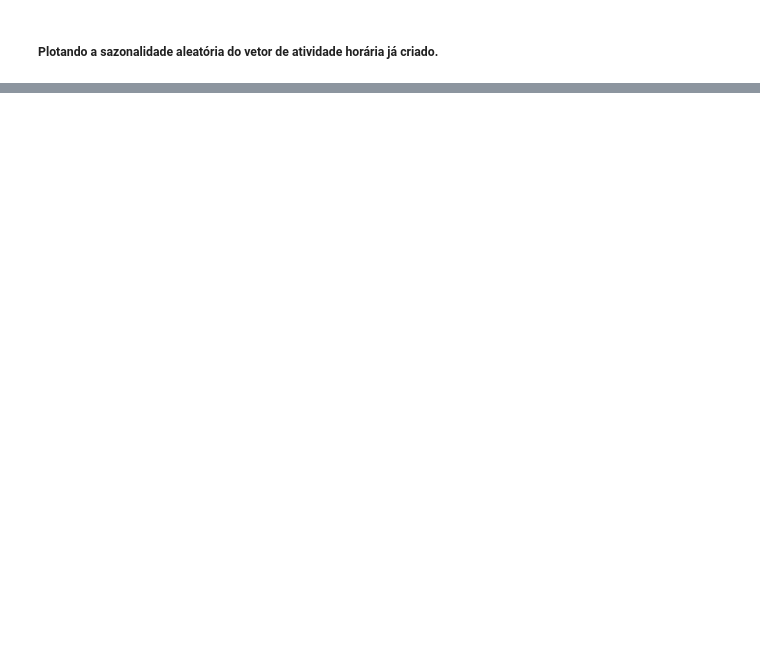
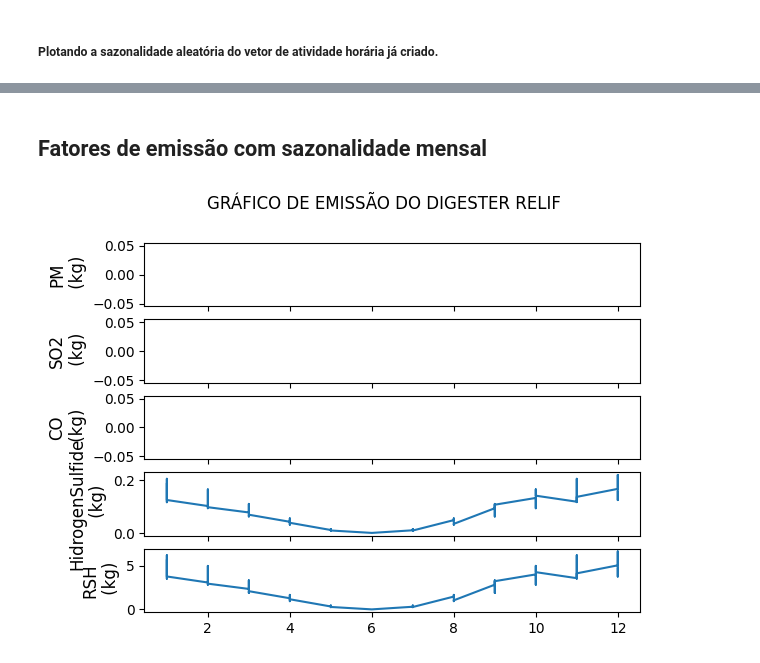
Before and after one commit to martinscica/ENS5173, a Jupyter notebook: Atividade01_Bruno_Cecilia.ipynb, the cells around one changed output, grey strips where cells are left out. Saved outputs shown, nothing was run; the diff lists cells and outputs as text; code cells hidden in the pictures; blank space fills up the shorter version.

```diff
--- a/Atividade01_Bruno_Cecilia.ipynb
+++ b/Atividade01_Bruno_Cecilia.ipynb
@@ -289,0 +290,10 @@ fig.savefig(cwd+'\\Figuras\\Sazonalidade_Horaria.png')
+# %% [markdown]
+## Fatores de emissão com sazonalidade mensal
+# %%
+fig,ax = plt.subplots(len(fe.columns)-1,1,sharex = True)
+fig.suptitle('GRÁFICO DE EMISSÃO DO DIGESTER RELIF')
+for ii in range(1,len(fe.columns)):
+    ax[ii-1].plot(df['Mes'], df['Atividade_Sazonal']*fe.iloc[0,ii])
+    ax[ii-1].set_ylabel(fe.columns[ii]+'\n (kg)', fontsize = 12)
+# %% [output]
+[figure, added]
```
Also changed, not shown: parts of 11 cells of this notebook.
